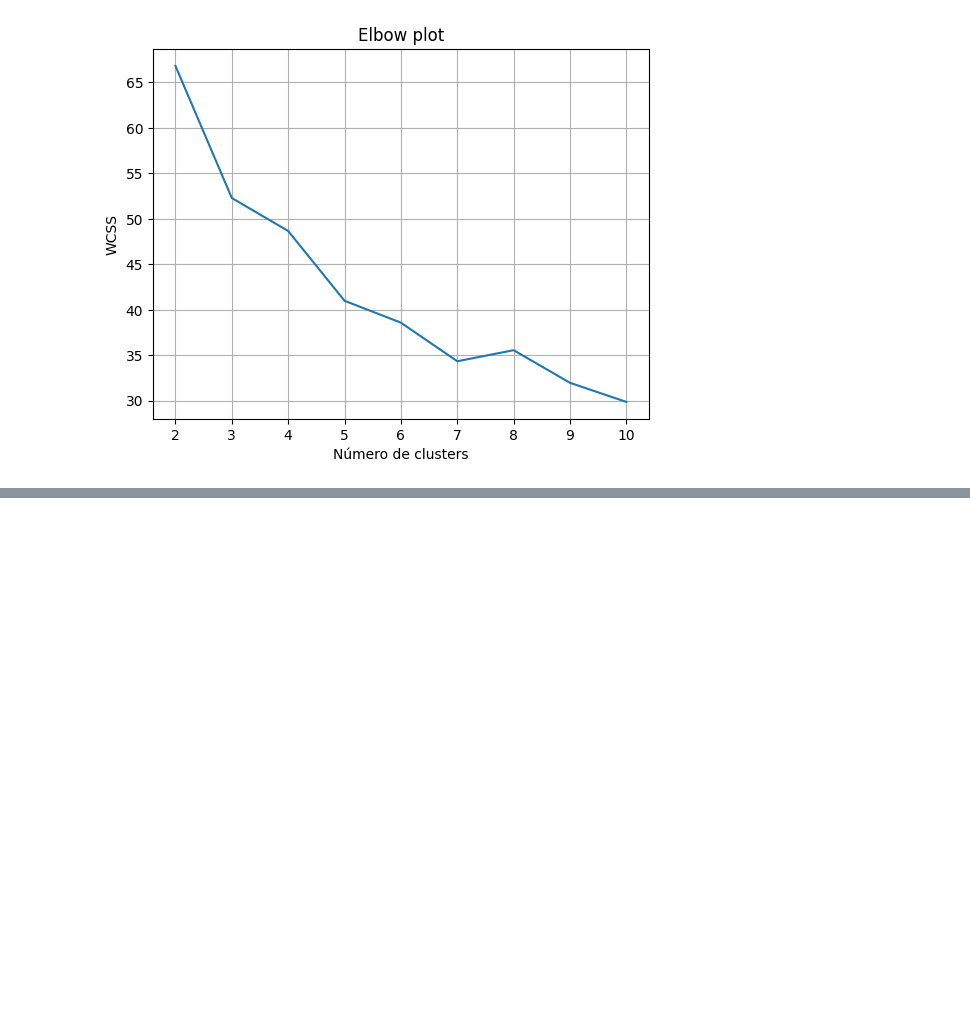
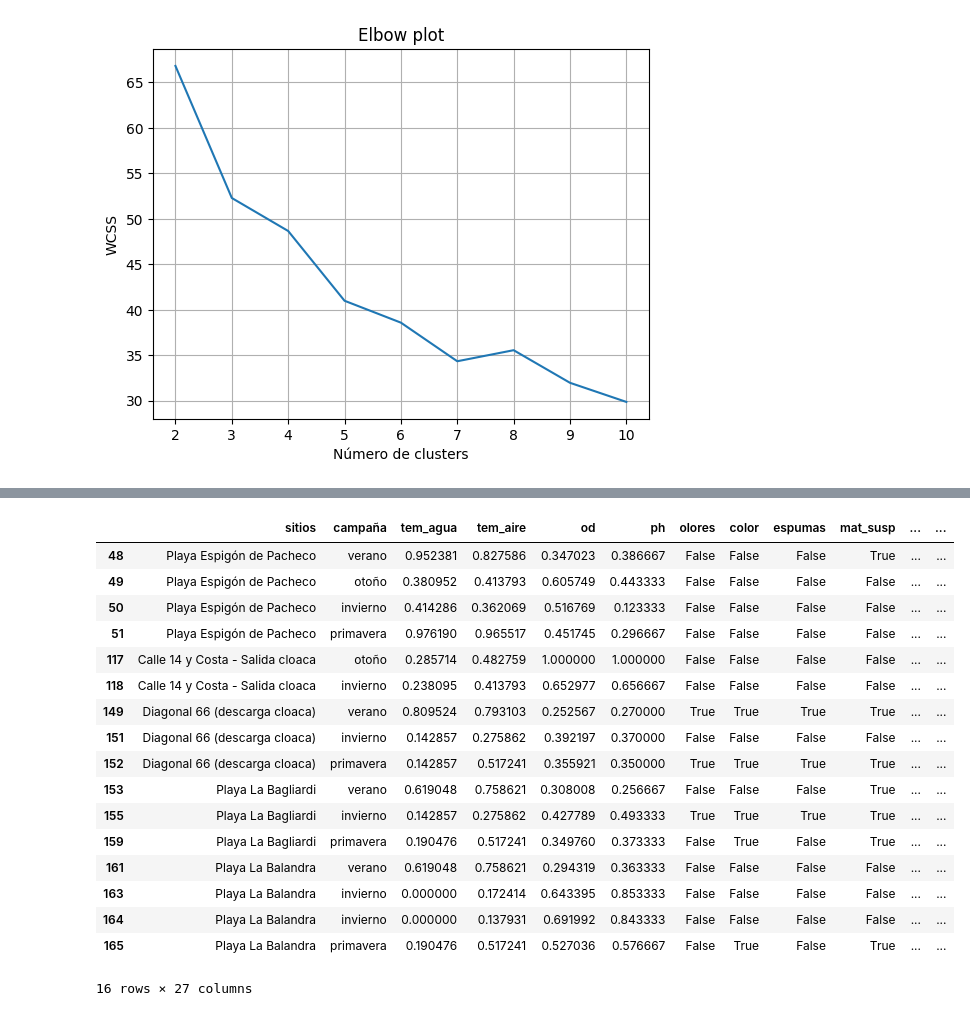
Before and after one commit to MartinoMasson/Fundamentos-de-datos, a Jupyter notebook: informacion.ipynb, the cells around one changed output, grey strips where cells are left out. Cells and saved outputs as stored; diff of their text form; code cells hidden in the pictures; blank space fills up the shorter version.

```diff
--- a/informacion.ipynb
+++ b/informacion.ipynb
@@ -439,9 +461,9 @@ from sklearn.cluster import KMeans
 nro_cluster = 4
 
 # separamos las features de los nombres de los países
+preprocessed_dataset = preprocessed_dataset.dropna()
 sitios = preprocessed_dataset['sitios']
 features_sitios = preprocessed_dataset.drop(columns=['sitios','campaña','olores','color','espumas','mat_susp','calidad_de_agua'])
-features_sitios = features_sitios.dropna()
 
 # inicializamos un objeto de la clase KMeans con el modelo
 kmeans = KMeans(n_clusters=nro_cluster, verbose=0, random_state=10)
@@ -553,0 +557,20 @@ plt.show()
+# %%
+# inicializamos un contador
+counter = 0
+# creamos una lista para guardar los valores únicos
+unique_values = []
+# iteramos sobre los valores de la columna
+for val in preprocessed_dataset["sitios"]:
+  # si el valor incluye "Data Scientist"
+  if "Playa" in val or "cloaca" in val:
+    # incrementamos el contador
+    counter += 1
+    # si el valor no esta en la lista de valores únicos
+    if val not in unique_values:
+      # lo agregamos
+      unique_values.append(val)
+
+# imprimimos el contador y la lista de valores únicos
+print("Cantidad de valores que incluyen 'Playa' o  cloaca:", counter)
+print("Valores únicos:", unique_values)
+unique_values
@@ -553,0 +585,22 @@ plt.show()
+# %%
+contactos = preprocessed_dataset[preprocessed_dataset['sitios'].isin(unique_values)]
+contactos
+# %% [output]
+|  | sitios | campaña | tem_agua | tem_aire | od | ph | olores | color | espumas | mat_susp | ... | ... |
+| 48 | Playa Espigón de Pacheco | verano | 0.952381 | 0.827586 | 0.347023 | 0.386667 | False | False | False | True | ... | ... |
+| 49 | Playa Espigón de Pacheco | otoño | 0.380952 | 0.413793 | 0.605749 | 0.443333 | False | False | False | False | ... | ... |
+| 50 | Playa Espigón de Pacheco | invierno | 0.414286 | 0.362069 | 0.516769 | 0.123333 | False | False | False | False | ... | ... |
+| 51 | Playa Espigón de Pacheco | primavera | 0.976190 | 0.965517 | 0.451745 | 0.296667 | False | False | False | False | ... | ... |
+| 117 | Calle 14 y Costa - Salida cloaca | otoño | 0.285714 | 0.482759 | 1.000000 | 1.000000 | False | False | False | False | ... | ... |
+| 118 | Calle 14 y Costa - Salida cloaca | invierno | 0.238095 | 0.413793 | 0.652977 | 0.656667 | False | False | False | False | ... | ... |
+| 149 | Diagonal 66 (descarga cloaca) | verano | 0.809524 | 0.793103 | 0.252567 | 0.270000 | True | True | True | True | ... | ... |
+| 151 | Diagonal 66 (descarga cloaca) | invierno | 0.142857 | 0.275862 | 0.392197 | 0.370000 | False | False | False | False | ... | ... |
+| 152 | Diagonal 66 (descarga cloaca) | primavera | 0.142857 | 0.517241 | 0.355921 | 0.350000 | True | True | True | True | ... | ... |
+| 153 | Playa La Bagliardi | verano | 0.619048 | 0.758621 | 0.308008 | 0.256667 | False | False | False | True | ... | ... |
+| 155 | Playa La Bagliardi | invierno | 0.142857 | 0.275862 | 0.427789 | 0.493333 | True | True | True | True | ... | ... |
+| 159 | Playa La Bagliardi | primavera | 0.190476 | 0.517241 | 0.349760 | 0.373333 | False | True | False | True | ... | ... |
+| 161 | Playa La Balandra | verano | 0.619048 | 0.758621 | 0.294319 | 0.363333 | False | False | False | False | ... | ... |
+| 163 | Playa La Balandra | invierno | 0.000000 | 0.172414 | 0.643395 | 0.853333 | False | False | False | False | ... | ... |
+| 164 | Playa La Balandra | invierno | 0.000000 | 0.137931 | 0.691992 | 0.843333 | False | False | False | False | ... | ... |
+| 165 | Playa La Balandra | primavera | 0.190476 | 0.517241 | 0.527036 | 0.576667 | False | True | False | True | ... | ... |
+16 rows × 27 columns
```
Also changed, not shown: parts of 5 cells of this notebook.
